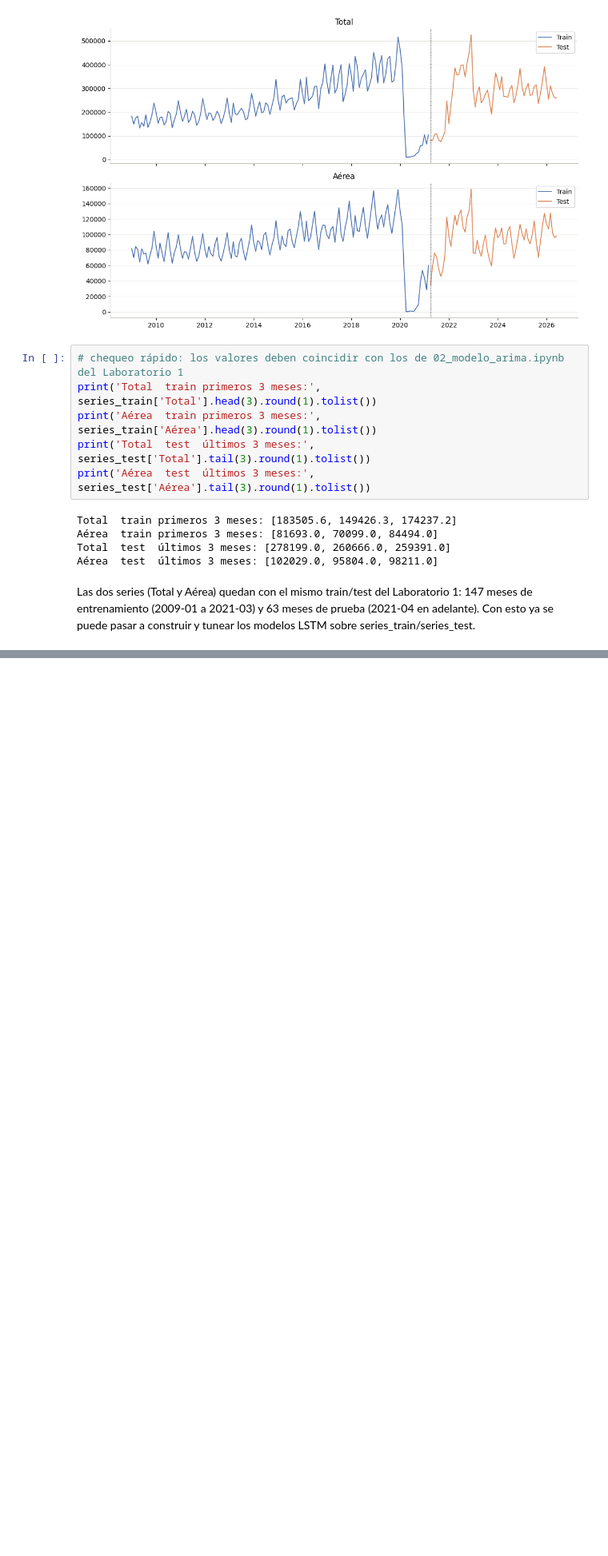
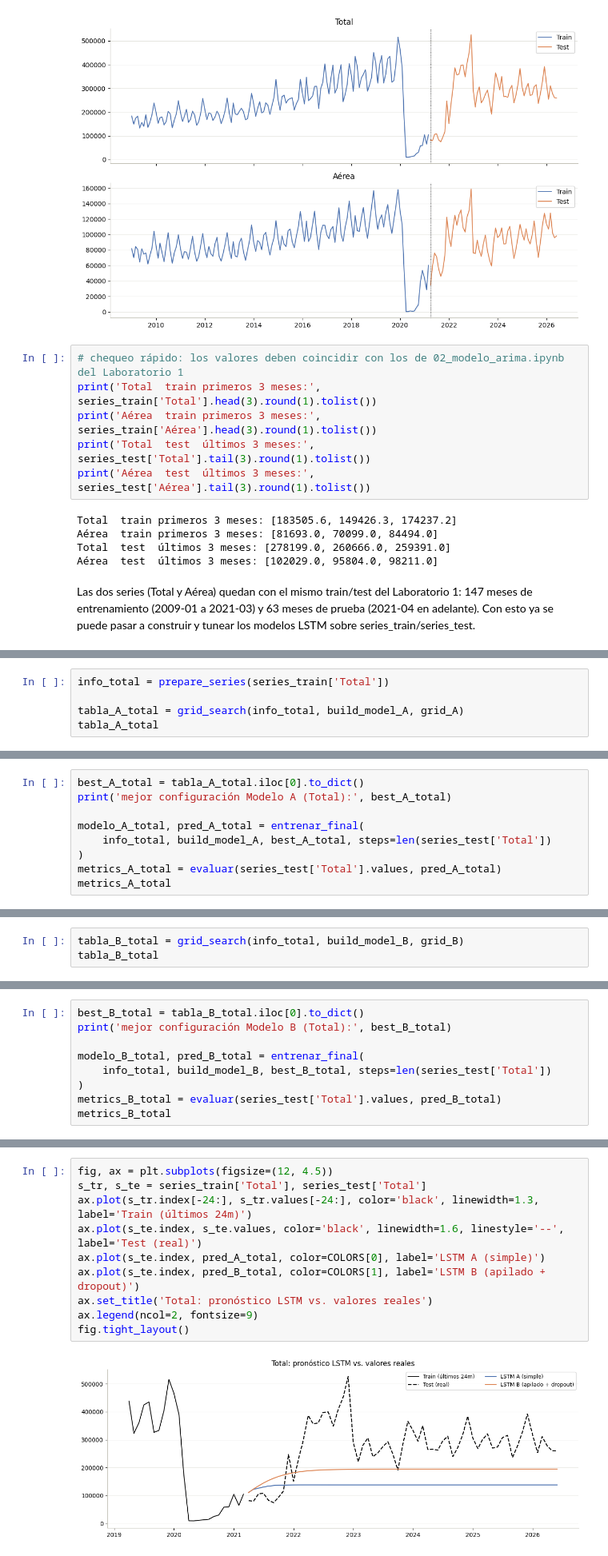
Before and after one commit to erickguerra2/LAB02-DATA, a Jupyter notebook: 01_modelos_lstm.ipynb, the cells around one changed output, grey strips where cells are left out. Shown at 80% size. Cells and saved outputs as stored; diff of their text form; blank space fills up the shorter version.

Commit message:
Modelos LSTM y tuneo

```diff
--- a/01_modelos_lstm.ipynb
+++ b/01_modelos_lstm.ipynb
@@ -75,0 +227,5 @@ Las dos series (Total y Aérea) quedan con el mismo train/test del Laboratorio 1
+# %%
+info_total = prepare_series(series_train['Total'])
+
+tabla_A_total = grid_search(info_total, build_model_A, grid_A)
+tabla_A_total
@@ -75,0 +238,9 @@ Las dos series (Total y Aérea) quedan con el mismo train/test del Laboratorio 1
+# %%
+best_A_total = tabla_A_total.iloc[0].to_dict()
+print('mejor configuración Modelo A (Total):', best_A_total)
+
+modelo_A_total, pred_A_total = entrenar_final(
+    info_total, build_model_A, best_A_total, steps=len(series_test['Total'])
+)
+metrics_A_total = evaluar(series_test['Total'].values, pred_A_total)
+metrics_A_total
@@ -75,0 +252,3 @@ Las dos series (Total y Aérea) quedan con el mismo train/test del Laboratorio 1
+# %%
+tabla_B_total = grid_search(info_total, build_model_B, grid_B)
+tabla_B_total
@@ -75,0 +265,9 @@ Las dos series (Total y Aérea) quedan con el mismo train/test del Laboratorio 1
+# %%
+best_B_total = tabla_B_total.iloc[0].to_dict()
+print('mejor configuración Modelo B (Total):', best_B_total)
+
+modelo_B_total, pred_B_total = entrenar_final(
+    info_total, build_model_B, best_B_total, steps=len(series_test['Total'])
+)
+metrics_B_total = evaluar(series_test['Total'].values, pred_B_total)
+metrics_B_total
@@ -75,0 +294,12 @@ Las dos series (Total y Aérea) quedan con el mismo train/test del Laboratorio 1
+# %%
+fig, ax = plt.subplots(figsize=(12, 4.5))
+s_tr, s_te = series_train['Total'], series_test['Total']
+ax.plot(s_tr.index[-24:], s_tr.values[-24:], color='black', linewidth=1.3, label='Train (últimos 24m)')
+ax.plot(s_te.index, s_te.values, color='black', linewidth=1.6, linestyle='--', label='Test (real)')
+ax.plot(s_te.index, pred_A_total, color=COLORS[0], label='LSTM A (simple)')
+ax.plot(s_te.index, pred_B_total, color=COLORS[1], label='LSTM B (apilado + dropout)')
+ax.set_title('Total: pronóstico LSTM vs. valores reales')
+ax.legend(ncol=2, fontsize=9)
+fig.tight_layout()
+# %% [output]
+[figure, added]
```
Also changed, not shown: parts of 23 cells of this notebook.
